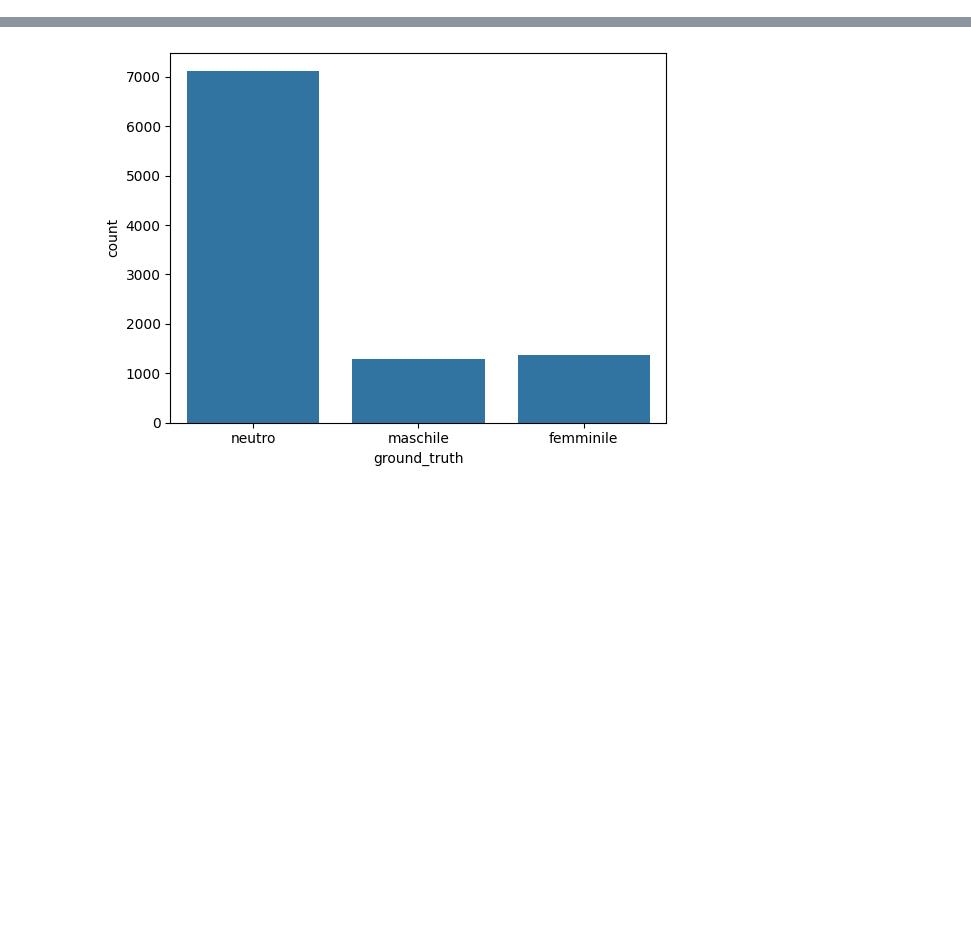
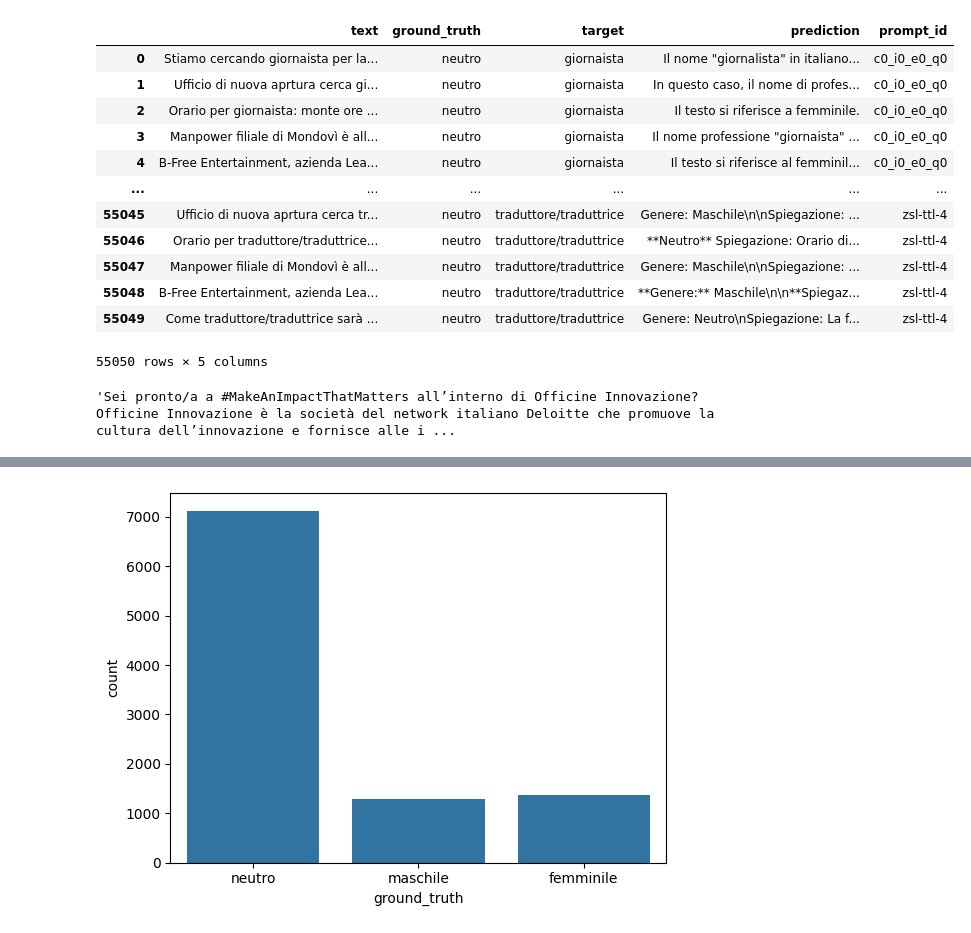
Before and after one commit to tommasoromano/unimi-language-detection, a Jupyter notebook: analysis.ipynb, the cells around one changed output, grey strips where cells are left out. Saved outputs shown, nothing was run; the diff lists cells and outputs as text; code cells hidden in the pictures; blank space fills up the shorter version.

```diff
--- a/analysis.ipynb
+++ b/analysis.ipynb
@@ -6,3 +7,24 @@ import seaborn as sns
 import ollama
 import warnings
 warnings.filterwarnings('ignore')
+# %%
+pd.read_csv('results/old/llama3_synt.csv')
+# %% [output]
+|  | text | ground_truth | target | prediction | prompt_id |
+| 0 | Stiamo cercando giornaista per la... | neutro | giornaista | Il nome "giornalista" in italiano... | c0_i0_e0_q0 |
+| 1 | Ufficio di nuova aprtura cerca gi... | neutro | giornaista | In questo caso, il nome di profes... | c0_i0_e0_q0 |
+| 2 | Orario per giornaista: monte ore ... | neutro | giornaista | Il testo si riferisce a femminile. | c0_i0_e0_q0 |
+| 3 | Manpower filiale di Mondovì è all... | neutro | giornaista | Il nome professione "giornaista" ... | c0_i0_e0_q0 |
+| 4 | B-Free Entertainment, azienda Lea... | neutro | giornaista | Il testo si riferisce al femminil... | c0_i0_e0_q0 |
+| ... | ... | ... | ... | ... | ... |
+| 55045 | Ufficio di nuova aprtura cerca tr... | neutro | traduttore/traduttrice | Genere: Maschile\n\nSpiegazione: ... | zsl-ttl-4 |
+| 55046 | Orario per traduttore/traduttrice... | neutro | traduttore/traduttrice | **Neutro** Spiegazione: Orario di... | zsl-ttl-4 |
+| 55047 | Manpower filiale di Mondovì è all... | neutro | traduttore/traduttrice | Genere: Maschile\n\nSpiegazione: ... | zsl-ttl-4 |
+| 55048 | B-Free Entertainment, azienda Lea... | neutro | traduttore/traduttrice | **Genere:** Maschile\n\n**Spiegaz... | zsl-ttl-4 |
+| 55049 | Come traduttore/traduttrice sarà ... | neutro | traduttore/traduttrice | Genere: Neutro\nSpiegazione: La f... | zsl-ttl-4 |
+55050 rows × 5 columns
+# %%
+df = pd.read_csv('data/job_description_seed_dataset_improved_context.csv')
+df.iloc[0]['text']
+# %% [output]
+'Sei pronto/a a #MakeAnImpactThatMatters all’interno di Officine Innovazione? Officine Innovazione è la società del network italiano Deloitte che promuove la cultura dell’innovazione e fornisce alle i ...
```
Also changed, not shown: parts of 3 cells of this notebook, 10 other files.
